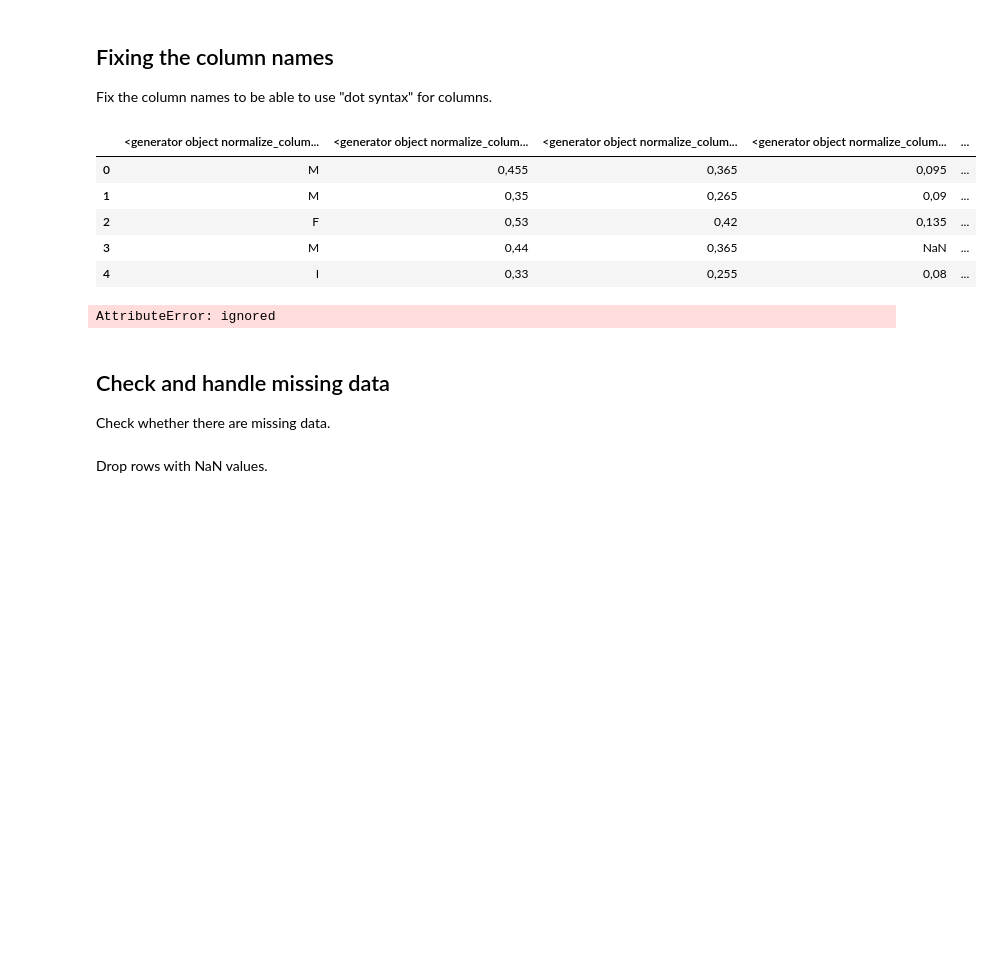
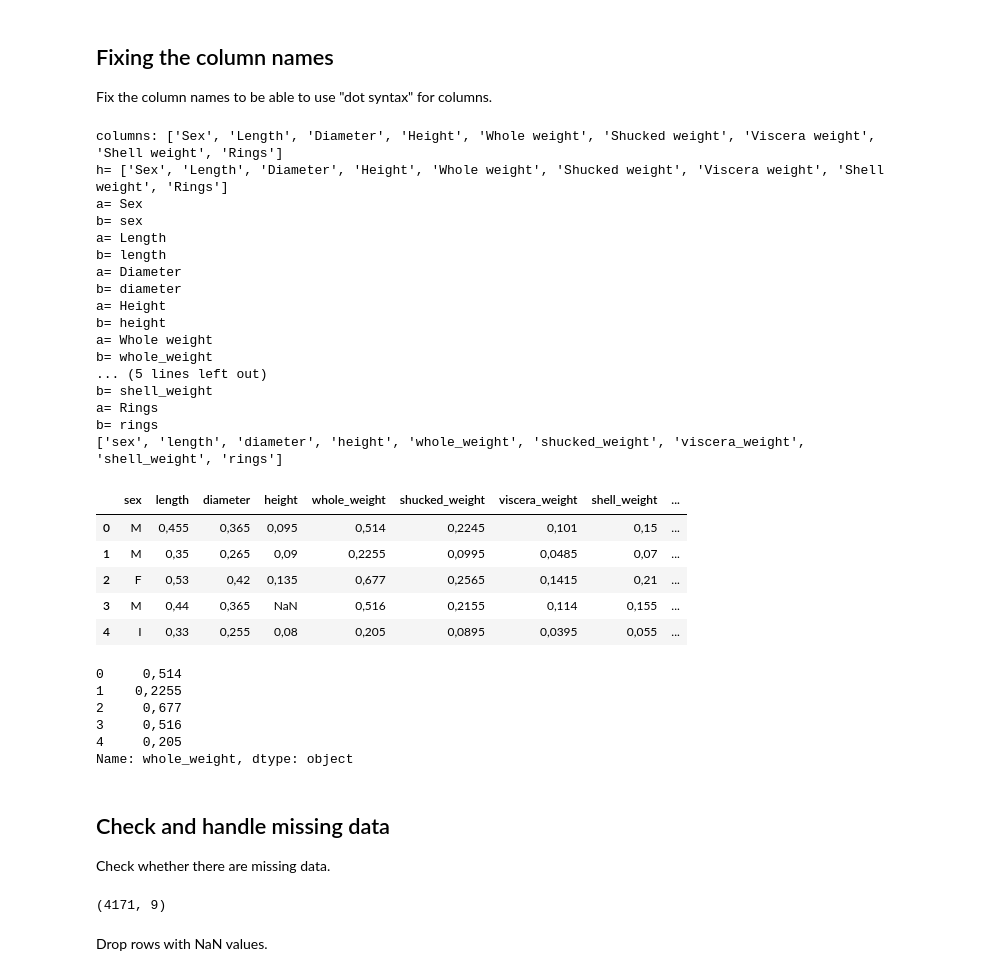
Before and after one commit to sipocz/Colab, a Jupyter notebook: Day1_Task_handout_SL.ipynb, the cells around one changed output. Saved outputs shown, nothing was run; the diff lists cells and outputs as text; code cells hidden in the pictures; blank space fills up the shorter version.

```diff
--- a/Day1_Task_handout_SL.ipynb
+++ b/Day1_Task_handout_SL.ipynb
@@ -261,39 +265,84 @@ df.shape
 
 Fix the column names to be able to use "dot syntax" for columns.
 # %%
+def normalize_columnname2(h):
+    """Normalize a column name by downcasing and replacing spaces with '_'.
+    """
+   # Implement the column name normalizer
+   # use the default Python string functions
+   # https://docs.python.org/2/library/string.html
+
+    norm=[]
+    b=""
+    print("h=",h)
+    for a in h:
+        print("a=",a)
+
+
+        b=a.lower()
+        b=b.replace(" ","_")
+        print("b=",b)
+        norm.append(b)
+    #print(norm)
+    return(norm)
+
 def normalize_columnname(h):
     """Normalize a column name by downcasing and replacing spaces with '_'.
     """
    # Implement the column name normalizer
    # use the default Python string functions
    # https://docs.python.org/2/library/string.html
-    if h==None:
-        return("ssz")
-    a=""
-    print(h)
-    a.join(i.lower() for i in h)
-    a.replace(" ","_")
-    print(a)
-    yield a
 
 
 
 
+    h=h.lower()
+    h=h.replace(" ","_")
 
+    return(h)
+
+
+
+
+a=[z for z in df.columns]
+print("columns:",a)
+print(normalize_columnname2(a))
 df.rename(columns=normalize_columnname, inplace=True)
 #df.rename(columns=str.lower(), inplace=True)
 df.head()
 # %% [output]
+columns: ['Sex', 'Length', 'Diameter', 'Height', 'Whole weight', 'Shucked weight', 'Viscera weight', 'Shell weight', 'Rings']
+h= ['Sex', 'Length', 'Diameter', 'Height', 'Whole weight', 'Shucked weight', 'Viscera weight', 'Shell weight', 'Rings']
+a= Sex
+b= sex
+a= Length
+b= length
+a= Diameter
+b= diameter
+a= Height
+b= height
+a= Whole weight
+b= whole_weight
+... (5 lines left out)
+b= shell_weight
+a= Rings
+b= rings
+['sex', 'length', 'diameter', 'height', 'whole_weight', 'shucked_weight', 'viscera_weight', 'shell_weight', 'rings']
-|  | <generator object normalize_colum... | <generator object normalize_colum... | <generator object normalize_colum... | <generator object normalize_colum... | ... |
-| 0 | M | 0,455 | 0,365 | 0,095 | ... |
-| 1 | M | 0,35 | 0,265 | 0,09 | ... |
-| 2 | F | 0,53 | 0,42 | 0,135 | ... |
-| 3 | M | 0,44 | 0,365 | NaN | ... |
-| 4 | I | 0,33 | 0,255 | 0,08 | ... |
+|  | sex | length | diameter | height | whole_weight | shucked_weight | viscera_weight | shell_weight | ... |
+| 0 | M | 0,455 | 0,365 | 0,095 | 0,514 | 0,2245 | 0,101 | 0,15 | ... |
+| 1 | M | 0,35 | 0,265 | 0,09 | 0,2255 | 0,0995 | 0,0485 | 0,07 | ... |
+| 2 | F | 0,53 | 0,42 | 0,135 | 0,677 | 0,2565 | 0,1415 | 0,21 | ... |
+| 3 | M | 0,44 | 0,365 | NaN | 0,516 | 0,2155 | 0,114 | 0,155 | ... |
+| 4 | I | 0,33 | 0,255 | 0,08 | 0,205 | 0,0895 | 0,0395 | 0,055 | ... |
 # %%
 df.whole_weight.head()
 # %% [output]
-AttributeError: ignored
+0     0,514
+1    0,2255
+2     0,677
+3     0,516
+4     0,205
+Name: whole_weight, dtype: object
 # %% [markdown]
 ## Check and handle missing data
 
@@ -301,6 +350,11 @@ Check whether there are missing data.
 # %%
 # look for missing values in the df
 # use the isnull() function, and some counting method of Pandas df
+df.isnull()
+df=df.dropna()
+df.shape
+# %% [output]
+(4171, 9)
 # %% [markdown]
 Drop rows with NaN values.
 # %%
```
Also changed, not shown: parts of 18 cells of this notebook.
